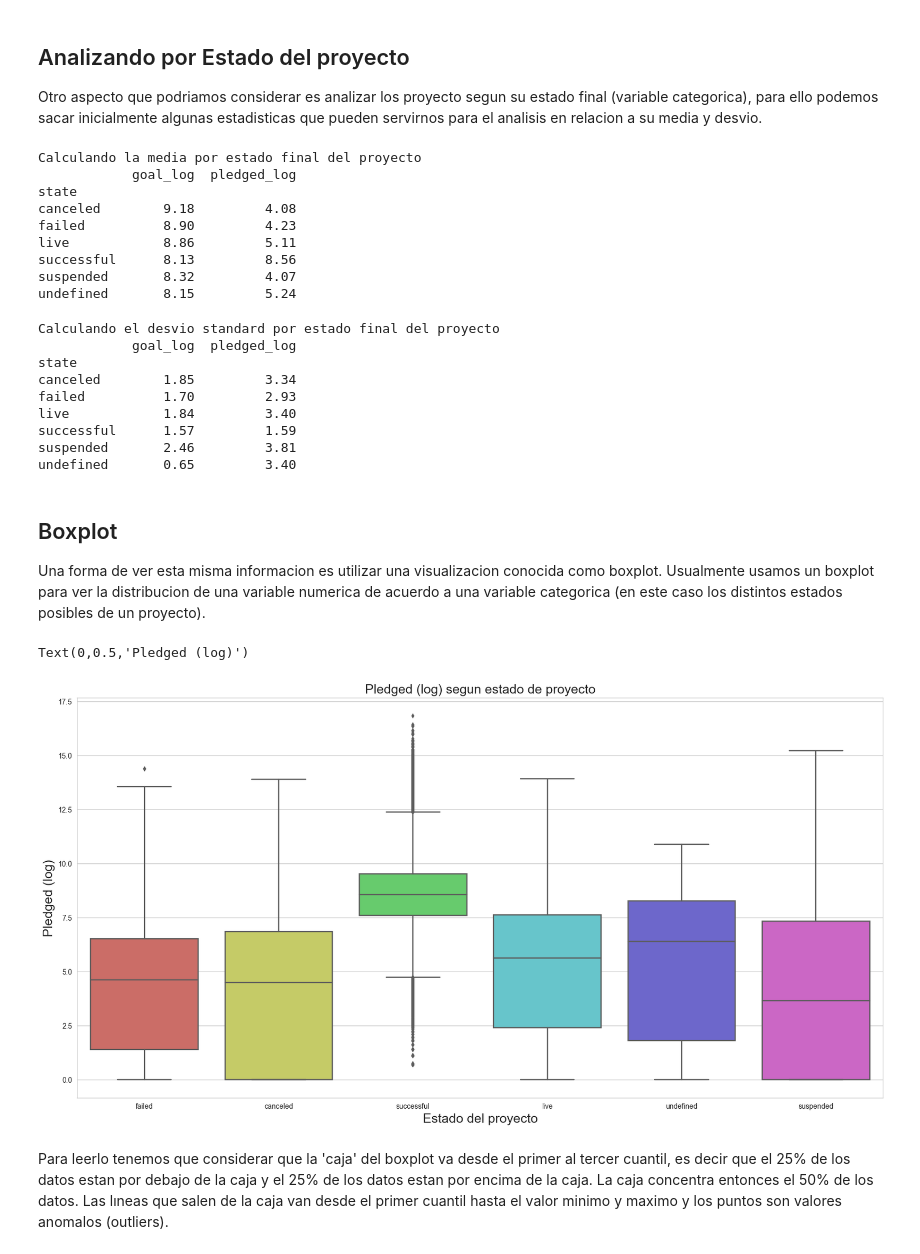
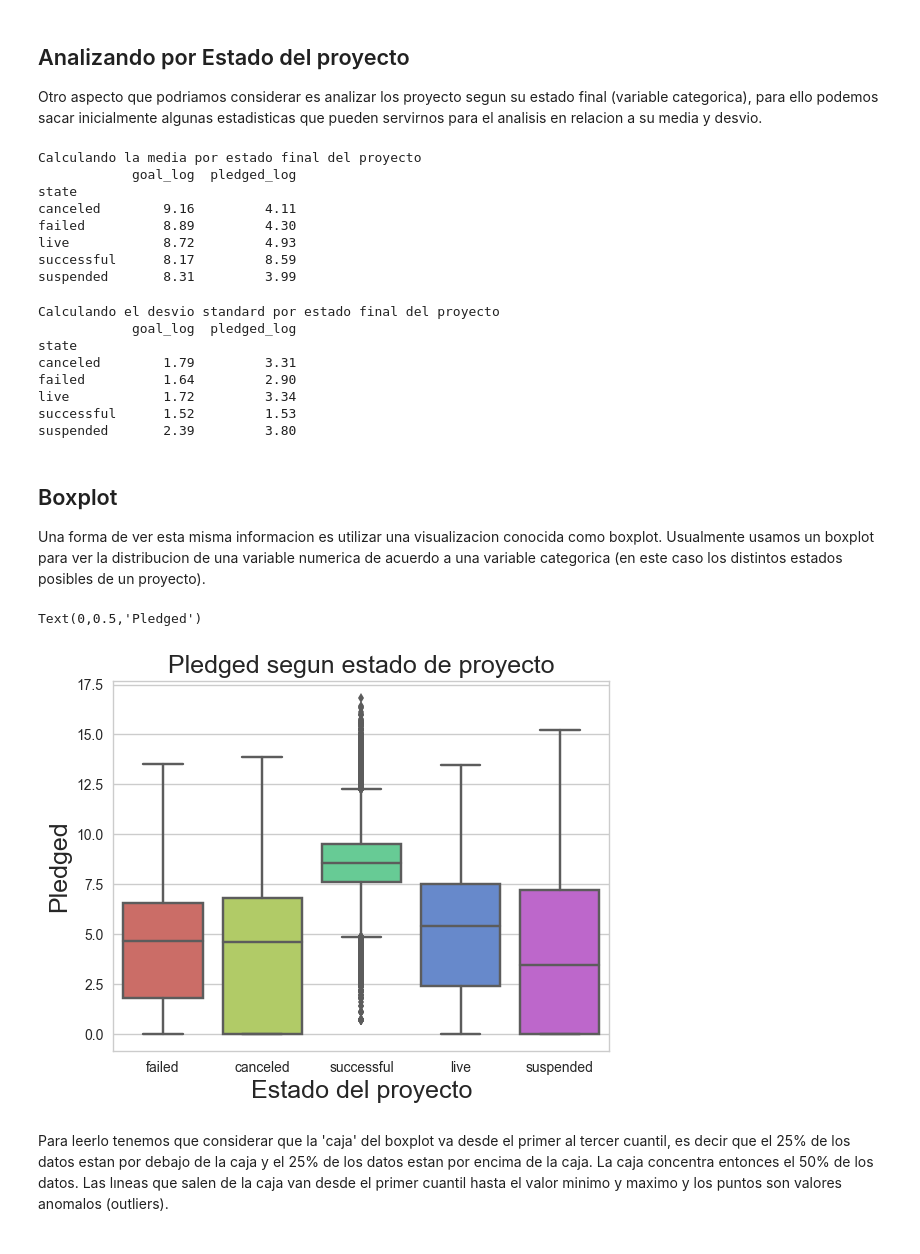
Before and after one commit to idontdomath/datos-exploratory-data-analysis, a Jupyter notebook: 2018-class02/01-kickstarter-projects.ipynb, the cells around one changed output. Saved outputs shown, nothing was run; the diff lists cells and outputs as text; code cells hidden in the pictures.

```diff
--- a/2018-class02/01-kickstarter-projects.ipynb
+++ b/2018-class02/01-kickstarter-projects.ipynb
@@ -48,7 +47,7 @@ import seaborn as sns
 %matplotlib inline
 
 plt.style.use('default') # haciendo los graficos un poco mas bonitos en matplotlib
-plt.rcParams['figure.figsize'] = (20, 10)
+#plt.rcParams['figure.figsize'] = (20, 10)
 
 sns.set(style="whitegrid") # seteando tipo de grid en seaborn
 # %% [markdown]
@@ -159,3 +160,6 @@ projects_2017['launched'].head()
 3    2012-03-17 03:24:11
 4    2015-07-04 08:35:03
 Name: launched, dtype: object
+# %%
+projects_2017['launched_datetime'] = pd.to_datetime(projects_2017['launched'])
+projects_2017['year'] = projects_2017['launched_datetime'].dt.year
@@ -245,3 +270,6 @@ projects_2017.describe(include='all')
 | 50% | 1.075276e+09 | NaN | NaN | NaN | NaN | NaN | 5.200000e+03 | NaN | 6.200000e+02 | NaN | ... |
 | 75% | 1.610149e+09 | NaN | NaN | NaN | NaN | NaN | 1.600000e+04 | NaN | 4.076000e+03 | NaN | ... |
 | max | 2.147476e+09 | NaN | NaN | NaN | NaN | NaN | 1.000000e+08 | NaN | 2.033899e+07 | NaN | ... |
+# %%
+#projects_2017['country'].value_counts()
+projects_2017 = projects_2017[projects_2017['country'] == 'US']
@@ -358,12 +405,11 @@ print(round(projects_2017.groupby(["state"])["goal_log", "pledged_log"].mean(),2
 Calculando la media por estado final del proyecto
             goal_log  pledged_log
 state
-canceled        9.18         4.08
-failed          8.90         4.23
-live            8.86         5.11
-successful      8.13         8.56
-suspended       8.32         4.07
-undefined       8.15         5.24
+canceled        9.16         4.11
+failed          8.89         4.30
+live            8.72         4.93
+successful      8.17         8.59
+suspended       8.31         3.99
 # %%
 print("Calculando el desvio standard por estado final del proyecto")
 print(round(projects_2017.groupby(["state"])["goal_log", "pledged_log"].std(),2))
@@ -371,25 +417,25 @@ print(round(projects_2017.groupby(["state"])["goal_log", "pledged_log"].std(),2)
 Calculando el desvio standard por estado final del proyecto
             goal_log  pledged_log
 state
-canceled        1.85         3.34
-failed          1.70         2.93
-live            1.84         3.40
-successful      1.57         1.59
-suspended       2.46         3.81
-undefined       0.65         3.40
+canceled        1.79         3.31
+failed          1.64         2.90
+live            1.72         3.34
+successful      1.52         1.53
+suspended       2.39         3.80
 # %% [markdown]
 ## Boxplot
 
 Una forma de ver esta misma informacion es utilizar una visualizacion conocida como boxplot. Usualmente usamos un boxplot para ver la distribucion de una variable numerica de acuerdo a una variable categorica (en este caso los distintos estados posibles de un proyecto).
 # %%
+# https://seaborn.pydata.org/generated/seaborn.boxplot.html
 g = sns.boxplot(x="state", y="pledged_log",
                      data=projects_2017, palette="hls")
-g.set_title("Pledged (log) segun estado de proyecto", fontsize=18)
+g.set_title("Pledged segun estado de proyecto", fontsize=18)
 g.set_xlabel("Estado del proyecto", fontsize=18)
-g.set_ylabel("Pledged (log)", fontsize=18)
+g.set_ylabel("Pledged", fontsize=18)
 # %% [output]
-Text(0,0.5,'Pledged (log)')
+Text(0,0.5,'Pledged')
-[figure, old version]
+[figure, new version]
 # %% [markdown]
 Para leerlo tenemos que considerar que la 'caja' del boxplot va desde el primer al tercer cuantil, es decir que el 25% de los datos estan por debajo de la caja y el 25% de los datos estan por encima de la caja. La caja concentra entonces el 50% de los datos. Las lıneas que salen de la caja van desde el primer cuantil hasta el valor minimo y maximo y los puntos son valores anomalos (outliers).
 # %% [markdown]
```
Also changed, not shown: parts of 44 cells of this notebook, 1 other file.
